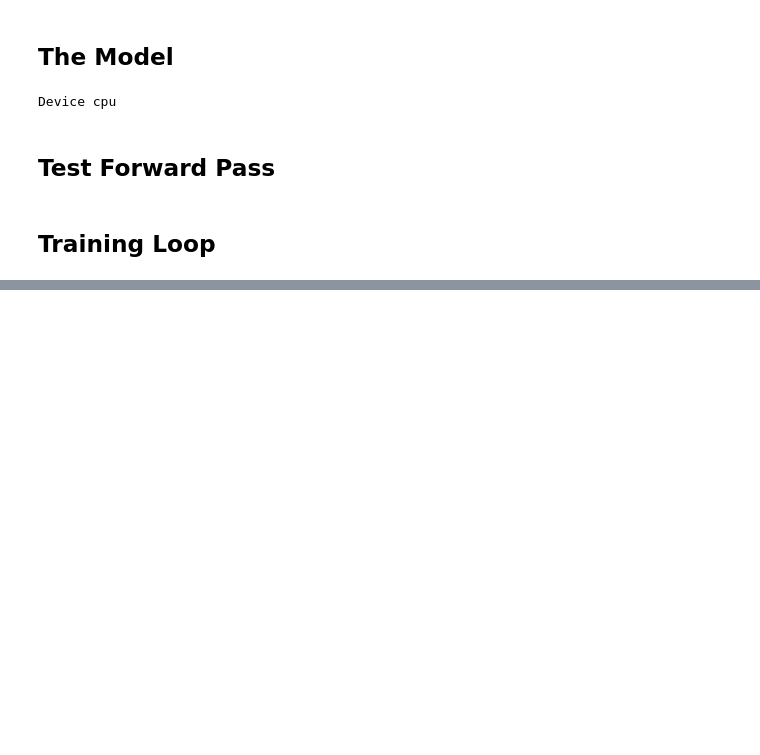
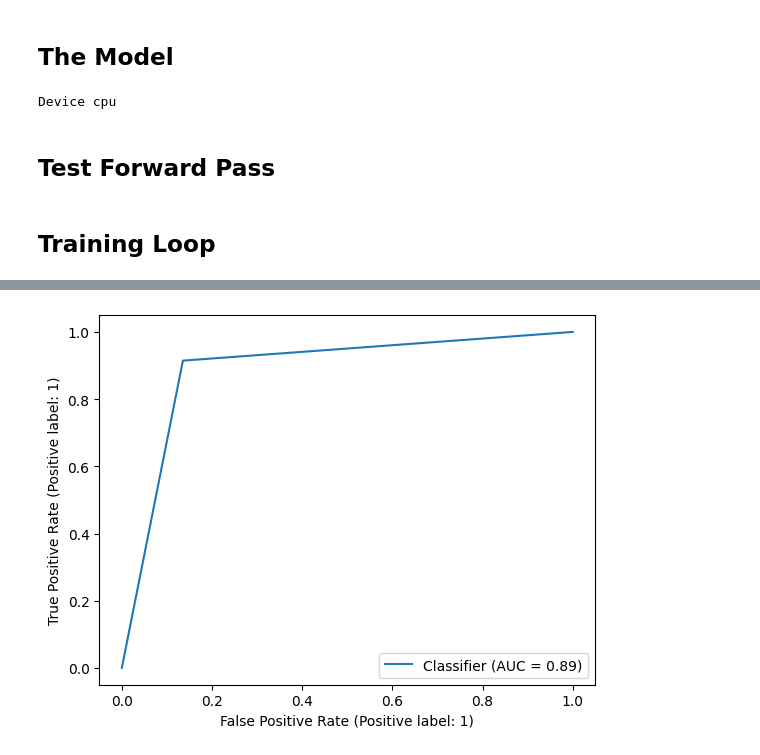
Before and after one commit to sebammon/vrp-thesis, a Jupyter notebook: Graph ConvNet.ipynb, the cells around one changed output, grey strips where cells are left out. Drawn from its saved outputs; the diff is of its cells as text; code cells hidden in the pictures; blank space fills up the shorter version.

```diff
--- a/Graph ConvNet.ipynb
+++ b/Graph ConvNet.ipynb
@@ -279,0 +280,6 @@ plt.show()
+# %%
+RocCurveDisplay.from_predictions(targets.flatten(), preds.flatten())
+
+plt.show()
+# %% [output]
+[figure, added]
```
Also changed, not shown: parts of 20 cells of this notebook, 8 other files.
